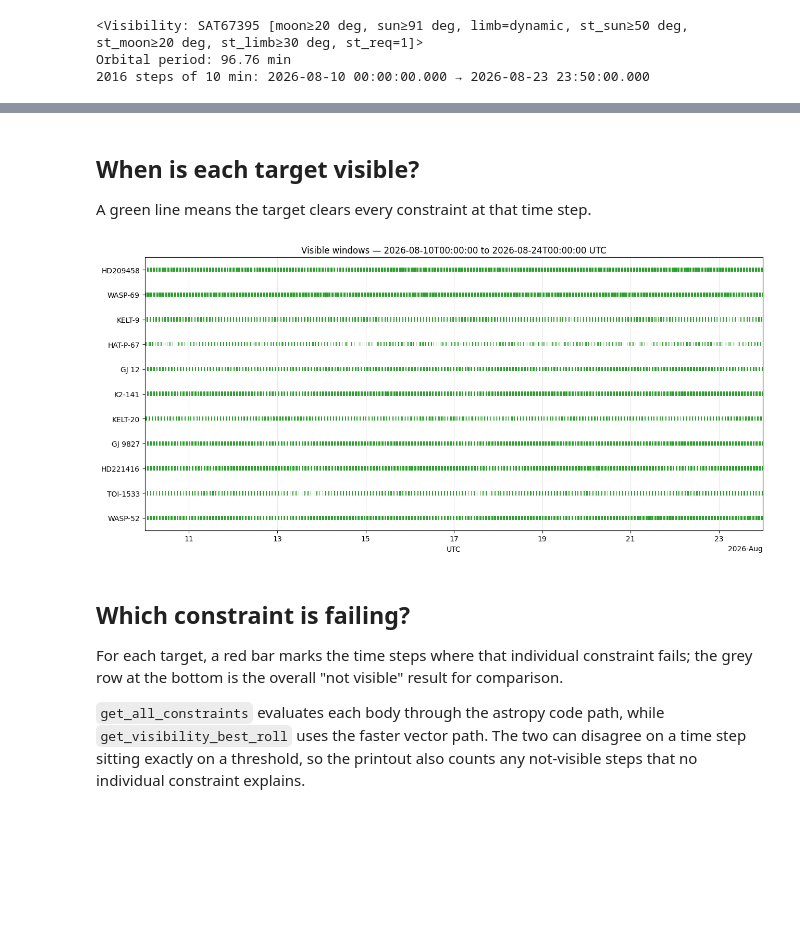
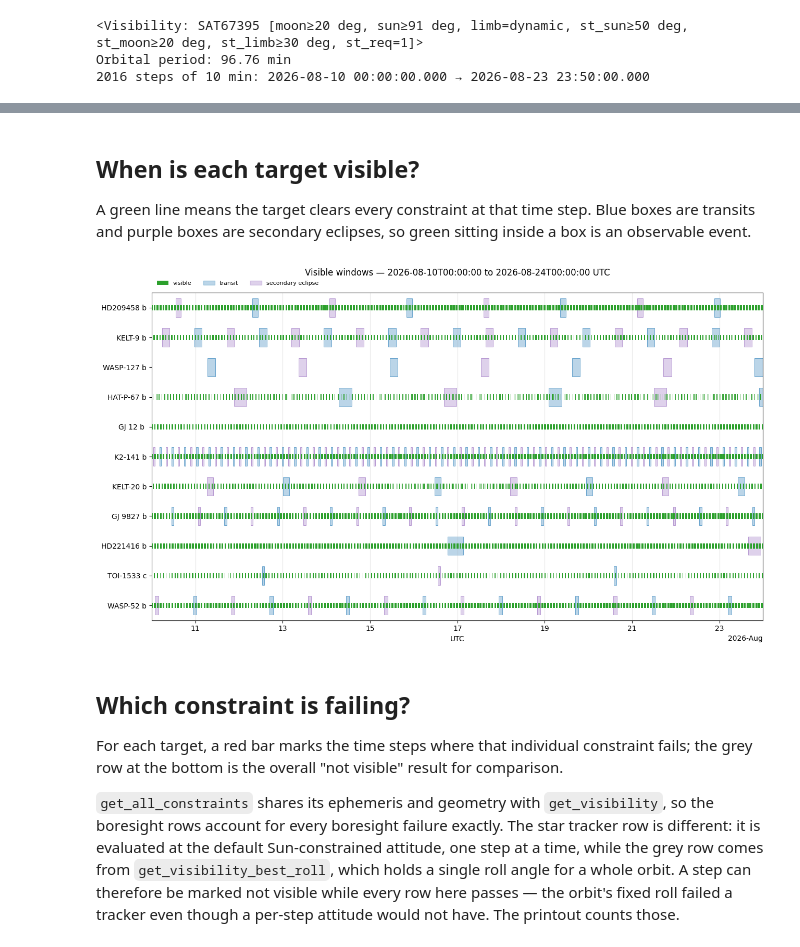
Before and after one commit to PandoraMission/pandora-visibility, a Jupyter notebook: docs/target_visibility.ipynb, the cells around one changed output, grey strips where cells are left out. Cells and saved outputs as stored; diff of their text form; code cells hidden in the pictures; blank space fills up the shorter version.

```diff
--- a/docs/target_visibility.ipynb
+++ b/docs/target_visibility.ipynb
@@ -348,23 +223,44 @@ Median roll angle used: -80.0 deg
 # %% [markdown]
 ## When is each target visible?
 
-A green line means the target clears every constraint at that time step.
+A green line means the target clears every constraint at that time step.  Blue
+boxes are transits and purple boxes are secondary eclipses, so green sitting
+inside a box is an observable event.
 # %%
-fig, ax = plt.subplots(figsize=(13, 0.4 * len(results) + 1.8))
+fig, ax = plt.subplots(figsize=(13, 0.5 * len(results) + 2.0))
 
 for row, result in enumerate(results.values()):
+    for kind, color in (("transit", TRANSIT_COLOR), ("eclipse", ECLIPSE_COLOR)):
+        events = result["events"].get(kind)
+        if events:
+            draw_event_box(
+                ax, row,
+                event_segments(events, min_width_minutes=time_step_minutes),
+                color,
+            )
     draw_row(
         ax, row,
         mask_segments(times, result["visible"], time_step_minutes),
         "tab:green",
     )
 
 label_rows(ax, list(results))
 format_date_axis(ax, times)
-ax.set_title(f"Visible windows — {start_utc} to {stop_utc} UTC")
+ax.set_title(f"Visible windows — {start_utc} to {stop_utc} UTC", pad=24)
+
+handles = [Patch(facecolor="tab:green", label="visible")]
+if any(result["events"] for result in results.values()):
+    handles += [
+        Patch(facecolor=TRANSIT_COLOR, alpha=0.30, edgecolor=TRANSIT_COLOR,
+              label="transit"),
+        Patch(facecolor=ECLIPSE_COLOR, alpha=0.30, edgecolor=ECLIPSE_COLOR,
+              label="secondary eclipse"),
+    ]
+ax.legend(handles=handles, loc="lower left", bbox_to_anchor=(0.0, 1.005),
+          ncols=len(handles), fontsize=8, frameon=False)
 plt.tight_layout()
 # %% [output]
-[figure, old version]
+[figure, new version]
 # %% [markdown]
 ## Which constraint is failing?
 
@@ -372,10 +268,14 @@ For each target, a red bar marks the time steps where that individual
 constraint fails; the grey row at the bottom is the overall "not visible"
 result for comparison.
 
-`get_all_constraints` evaluates each body through the astropy code path, while
-`get_visibility_best_roll` uses the faster vector path.  The two can disagree
-on a time step sitting exactly on a threshold, so the printout also counts any
-not-visible steps that no individual constraint explains.
+`get_all_constraints` shares its ephemeris and geometry with `get_visibility`,
+so the boresight rows account for every boresight failure exactly.  The star
+tracker row is different: it is evaluated at the default Sun-constrained
+attitude, one step at a time, while the grey row comes from
+`get_visibility_best_roll`, which holds a single roll angle for a whole orbit.
+A step can therefore be marked not visible while every row here passes — the
+orbit's fixed roll failed a tracker even though a per-step attitude would not
+have.  The printout counts those.
 # %%
 for label, result in results.items():
     constraints = visibility.get_all_constraints(result["coord"], times)
```
Also changed, not shown: parts of 7 cells of this notebook, 4 other files.
